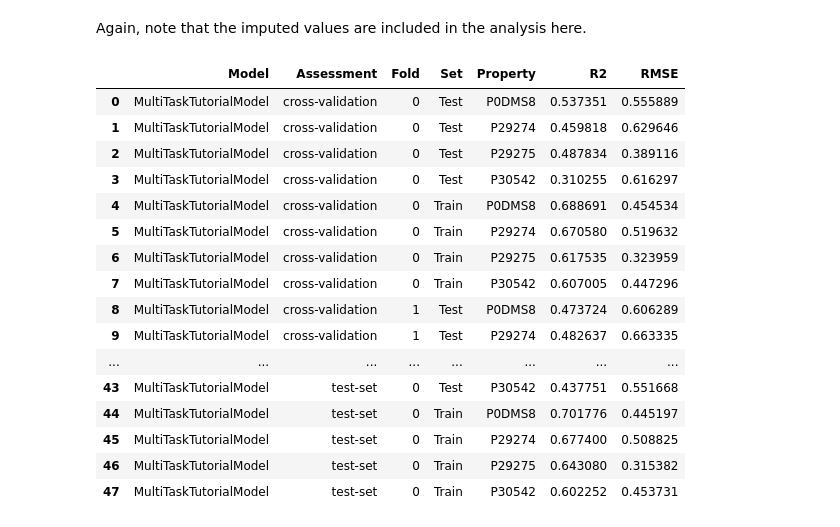
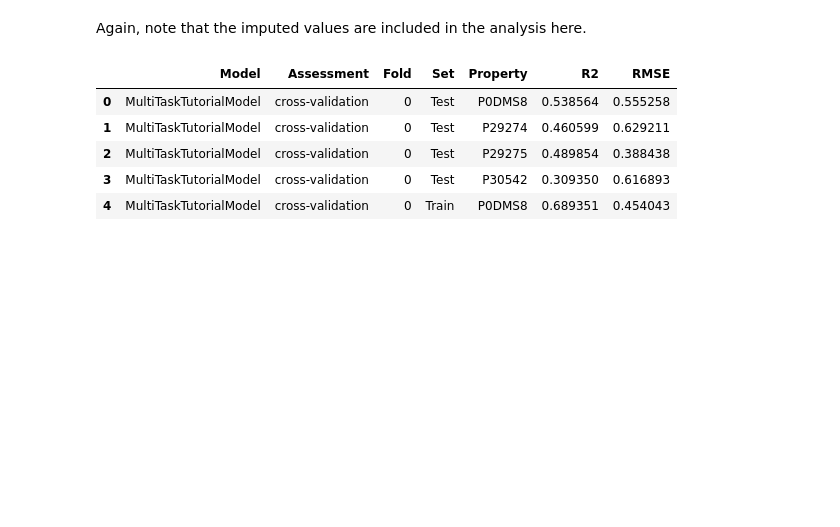
Before and after one commit to CDDLeiden/QSPRpred, a Jupyter notebook: tutorials/advanced/modelling/multi_task_modelling.ipynb, the cells around one changed output. Drawn from its saved outputs; the diff is of its cells as text; code cells hidden in the pictures; blank space fills up the shorter version.

Commit message:
Make target imputation and pipeline step and update multi-task tutorial

```diff
--- a/tutorials/advanced/modelling/multi_task_modelling.ipynb
+++ b/tutorials/advanced/modelling/multi_task_modelling.ipynb
@@ -43,18 +41,18 @@ Furthermore, as you may have noticed, there are a lot of missing values in the d
 # %%
 from qsprpred.data import QSPRTable
-from sklearn.impute import SimpleImputer
 
 target_props = [
-    {"name": "P0DMS8", "task": "REGRESSION", "imputer": SimpleImputer(strategy="mean")},
-    {"name": "P29274", "task": "REGRESSION", "imputer": SimpleImputer(strategy="mean")},
-    {"name": "P29275", "task": "REGRESSION", "imputer": SimpleImputer(strategy="mean")},
-    {"name": "P30542", "task": "REGRESSION", "imputer": SimpleImputer(strategy="mean")}]
+    {"name": "P0DMS8", "task": "REGRESSION"},
+    {"name": "P29274", "task": "REGRESSION"},
+    {"name": "P29275", "task": "REGRESSION"},
+    {"name": "P30542", "task": "REGRESSION"}]
 
 dataset = QSPRTable.fromDF(
     name="MultiTaskTutorialDataset",
     df=df,
     target_props=target_props,
     path="../../tutorial_output/data",
+    drop_empty_target_props=False, # By default, the dataset will drop columns with NaN values, but we want to keep them
 )
 dataset.randomState = 42
 
@@ -129,0 +96,10 @@ We use a KNN model because it is relatively fast.
+# %%
+from sklearn.impute import SimpleImputer
+from qsprpred.data import DatasetPipeline
+from qsprpred.data.processing.imputers import TargetImputer
+
+pipeline = DatasetPipeline(
+    steps={
+        "impute": TargetImputer(imputer=SimpleImputer(strategy="mean"))
+    }
+)
@@ -134,32 +112,32 @@ from sklearn.neighbors import KNeighborsRegressor
 from qsprpred.models import Assessor
 
 os.makedirs('../../tutorial_output/models', exist_ok=True)
-
-# This is an SKlearn model, so we will initialize it with the SklearnModel class
 model = SklearnModel(
     base_dir='../../tutorial_output/models',
     alg=KNeighborsRegressor,
     name='MultiTaskTutorialModel')
 
 
-# Perform cross-validation and test set evaluation
+# Perform cross-validation with split_multitask_scores=True
 crossval = Assessor(
     name="cross-validation",
-    scoring = "r2",
+    scoring = 'r2',
     split=KFold(n_splits=5, shuffle=True, random_state=42),
+    split_multitask_scores=True,
 )
-print(crossval(model, dataset[train_indices])) # we only use the training set
+print(crossval(model, dataset[train_indices], pipeline=pipeline))
 
+# Perform test set evaluation with split_multitask_scores=False
 testval = Assessor(
     name="test-set",
-    scoring = "r2",
-    split="randomsplit_0.2", # use the split that we created earlier
+    scoring = 'r2',
+    split="randomsplit_0.2",
 )
-print(testval(model, dataset))
+print(testval(model, dataset, pipeline=pipeline))
 
 
 # Fit the model on the whole dataset
-model.fitDataset(dataset)
+model.fitDataset(dataset, pipeline=pipeline)
 
 _ = model.save()
 # %% [output]
@@ -183,22 +162,11 @@ MultiTaskTutorialModel
 # %% [markdown]
 Again, note that the imputed values are included in the analysis here.
 # %%
-summary
+summary.head()
 # %% [output]
 |  | Model | Assessment | Fold | Set | Property | R2 | RMSE |
-| 0 | MultiTaskTutorialModel | cross-validation | 0 | Test | P0DMS8 | 0.537351 | 0.555889 |
-| 1 | MultiTaskTutorialModel | cross-validation | 0 | Test | P29274 | 0.459818 | 0.629646 |
-| 2 | MultiTaskTutorialModel | cross-validation | 0 | Test | P29275 | 0.487834 | 0.389116 |
-| 3 | MultiTaskTutorialModel | cross-validation | 0 | Test | P30542 | 0.310255 | 0.616297 |
-| 4 | MultiTaskTutorialModel | cross-validation | 0 | Train | P0DMS8 | 0.688691 | 0.454534 |
-| 5 | MultiTaskTutorialModel | cross-validation | 0 | Train | P29274 | 0.670580 | 0.519632 |
-| 6 | MultiTaskTutorialModel | cross-validation | 0 | Train | P29275 | 0.617535 | 0.323959 |
-| 7 | MultiTaskTutorialModel | cross-validation | 0 | Train | P30542 | 0.607005 | 0.447296 |
-| 8 | MultiTaskTutorialModel | cross-validation | 1 | Test | P0DMS8 | 0.473724 | 0.606289 |
-| 9 | MultiTaskTutorialModel | cross-validation | 1 | Test | P29274 | 0.482637 | 0.663335 |
-| ... | ... | ... | ... | ... | ... | ... | ... |
-| 43 | MultiTaskTutorialModel | test-set | 0 | Test | P30542 | 0.437751 | 0.551668 |
-| 44 | MultiTaskTutorialModel | test-set | 0 | Train | P0DMS8 | 0.701776 | 0.445197 |
-| 45 | MultiTaskTutorialModel | test-set | 0 | Train | P29274 | 0.677400 | 0.508825 |
-| 46 | MultiTaskTutorialModel | test-set | 0 | Train | P29275 | 0.643080 | 0.315382 |
-| 47 | MultiTaskTutorialModel | test-set | 0 | Train | P30542 | 0.602252 | 0.453731 |
+| 0 | MultiTaskTutorialModel | cross-validation | 0 | Test | P0DMS8 | 0.538564 | 0.555258 |
+| 1 | MultiTaskTutorialModel | cross-validation | 0 | Test | P29274 | 0.460599 | 0.629211 |
+| 2 | MultiTaskTutorialModel | cross-validation | 0 | Test | P29275 | 0.489854 | 0.388438 |
+| 3 | MultiTaskTutorialModel | cross-validation | 0 | Test | P30542 | 0.309350 | 0.616893 |
+| 4 | MultiTaskTutorialModel | cross-validation | 0 | Train | P0DMS8 | 0.689351 | 0.454043 |
```
Also changed, not shown: parts of 28 cells of this notebook, 5 other files.
